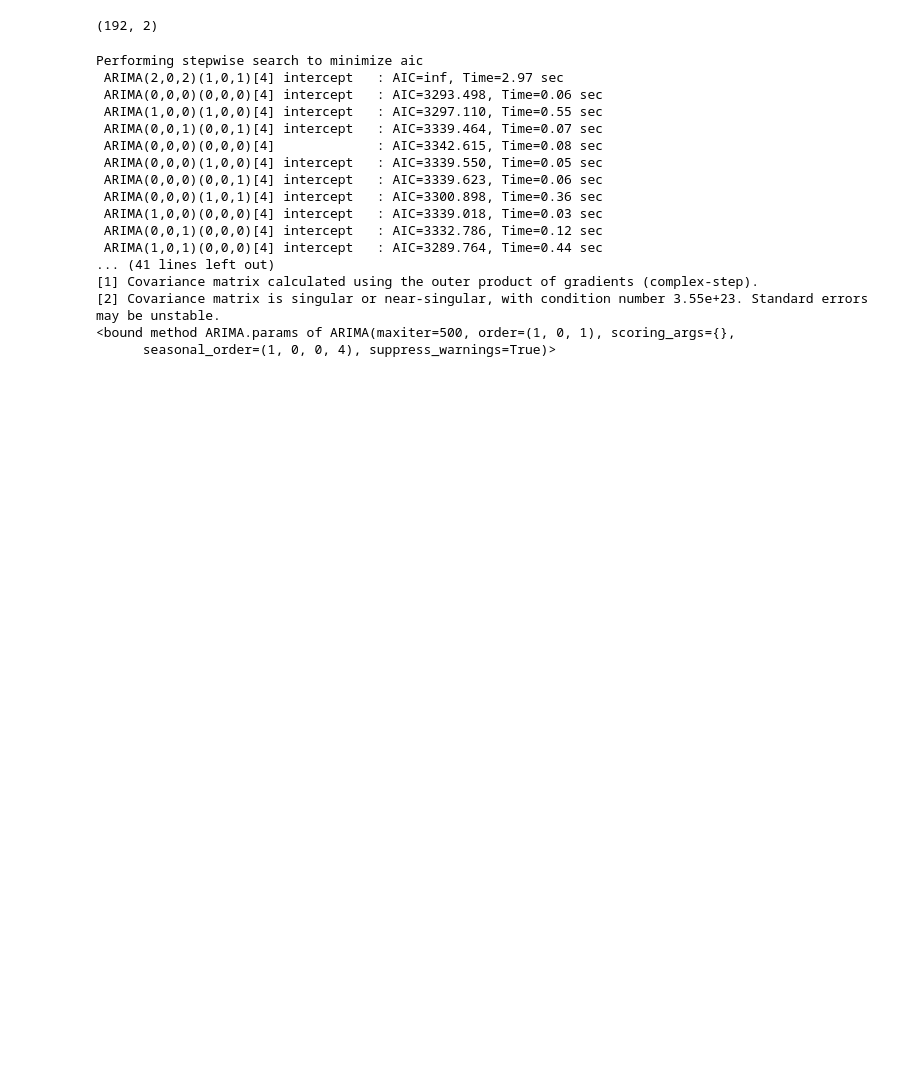
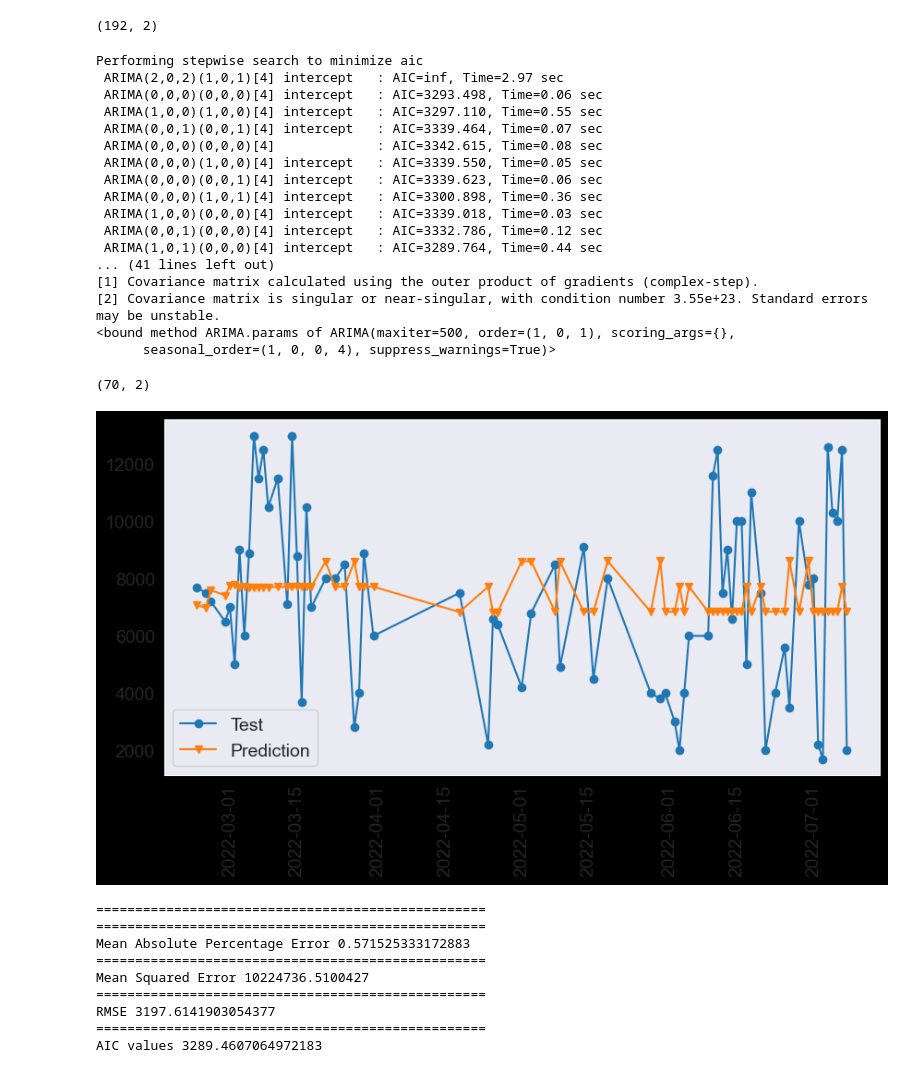
Before and after one commit to wessware/ARIMA_TIME_SERIES_FORECASTING, a Jupyter notebook: models/auto_arima_time_series_analysis.ipynb, the cells around one changed output. Cells and saved outputs as stored; diff of their text form; code cells hidden in the pictures; blank space fills up the shorter version.

Commit message:
auto arima prediction score

```diff
--- a/models/auto_arima_time_series_analysis.ipynb
+++ b/models/auto_arima_time_series_analysis.ipynb
@@ -209,3 +209,52 @@ Performing stepwise search to minimize aic
 [2] Covariance matrix is singular or near-singular, with condition number 3.55e+23. Standard errors may be unstable.
 <bound method ARIMA.params of ARIMA(maxiter=500, order=(1, 0, 1), scoring_args={},
       seasonal_order=(1, 0, 0, 4), suppress_warnings=True)>
+# %%
+X = arima_series
+size = int(len(X) * 0.64)
+train, test = X[0:size], X[size:len(X)]
+history = [x for x in train]
+predictions = list()
+# %%
+test.shape
+# %% [output]
+(70, 2)
+# %%
+pred = arima.predict(n_periods=70,
+                   X=test.drop(columns=['income']),
+                   alpha=0.05)
+
+plt.figure(figsize=(10,5))
+plt.grid()
+ax = test.index
+plt.plot(ax,test['income'], marker='o', label='Test')
+plt.plot(ax,pred, marker='v', label='Prediction')
+plt.legend()
+plt.xticks(rotation=90)
+plt.show()
+
+print("="*50)
+print("="*50)
+
+MAE=mean_absolute_percentage_error(test['income'], pred)
+print("Mean Absolute Percentage Error", MAE)
+print("="*50)
+
+MSE=mean_squared_error(test['income'], pred)
+print("Mean Squared Error",MSE)
+print("="*50)
+
+print("RMSE", (MSE)**0.5)
+print("="*50)
+print("AIC values {}".format(arima.aic()))
+# %% [output]
+[figure, added]
+==================================================
+==================================================
+Mean Absolute Percentage Error 0.571525333172883
+==================================================
+Mean Squared Error 10224736.5100427
+==================================================
+RMSE 3197.6141903054377
+==================================================
+AIC values 3289.4607064972183
```
